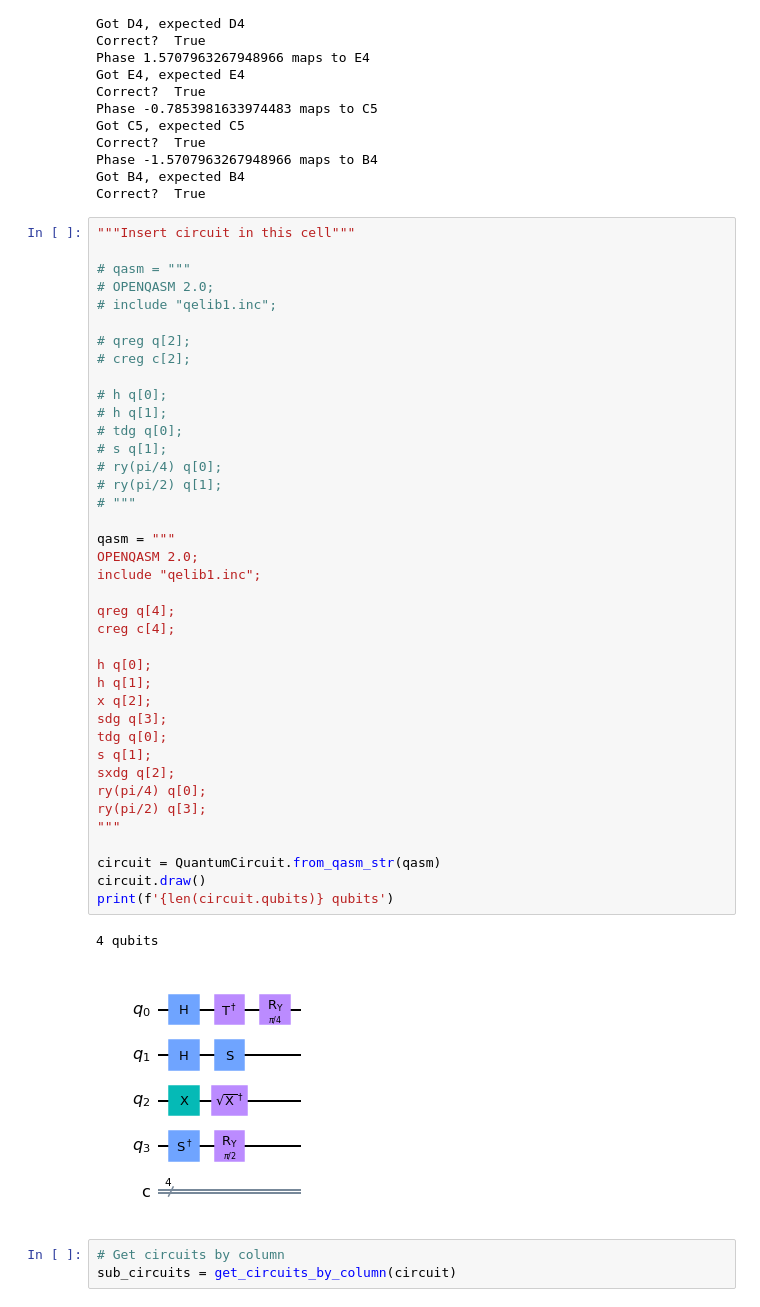
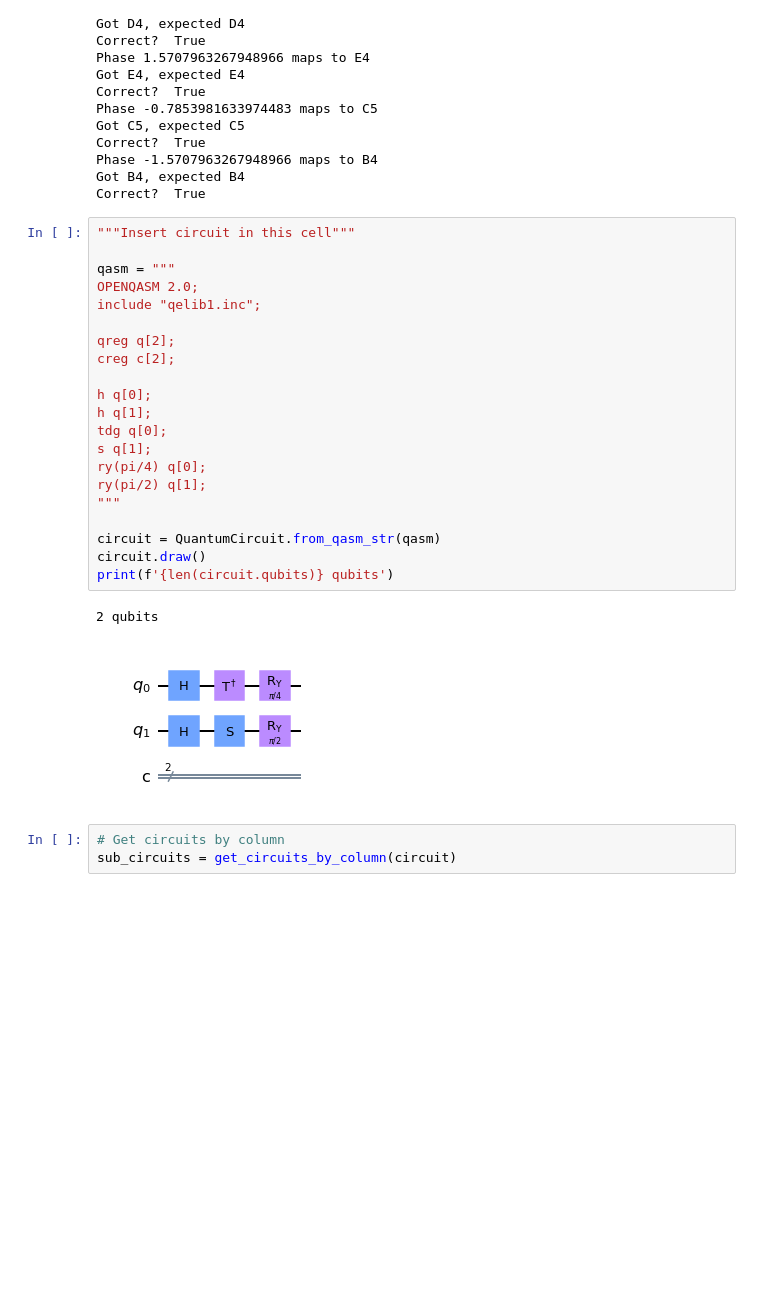
Before and after one commit to marquitos0119/quantum-music, a Jupyter notebook: Notebooks/Audio/notes-from-circuit.ipynb, the cells around one changed output. Saved outputs shown, nothing was run; the diff lists cells and outputs as text; blank space fills up the shorter version.

```diff
--- a/Notebooks/Audio/notes-from-circuit.ipynb
+++ b/Notebooks/Audio/notes-from-circuit.ipynb
@@ -271,46 +272,28 @@ Got B4, expected B4
 Correct?  True
 # %%
 """Insert circuit in this cell"""
-
-# qasm = """
-# OPENQASM 2.0;
-# include "qelib1.inc";
-
-# qreg q[2];
-# creg c[2];
-
-# h q[0];
-# h q[1];
-# tdg q[0];
-# s q[1];
-# ry(pi/4) q[0];
-# ry(pi/2) q[1];
-# """
 
 qasm = """
 OPENQASM 2.0;
 include "qelib1.inc";
 
-qreg q[4];
-creg c[4];
+qreg q[2];
+creg c[2];
 
 h q[0];
 h q[1];
-x q[2];
-sdg q[3];
 tdg q[0];
 s q[1];
-sxdg q[2];
 ry(pi/4) q[0];
-ry(pi/2) q[3];
+ry(pi/2) q[1];
 """
 
 circuit = QuantumCircuit.from_qasm_str(qasm)
 circuit.draw()
 print(f'{len(circuit.qubits)} qubits')
 # %% [output]
-4 qubits
+2 qubits
-[figure, old version]
+[figure, new version]
 # %%
 # Get circuits by column
 sub_circuits = get_circuits_by_column(circuit)
```
Also changed, not shown: parts of 10 cells of this notebook.
